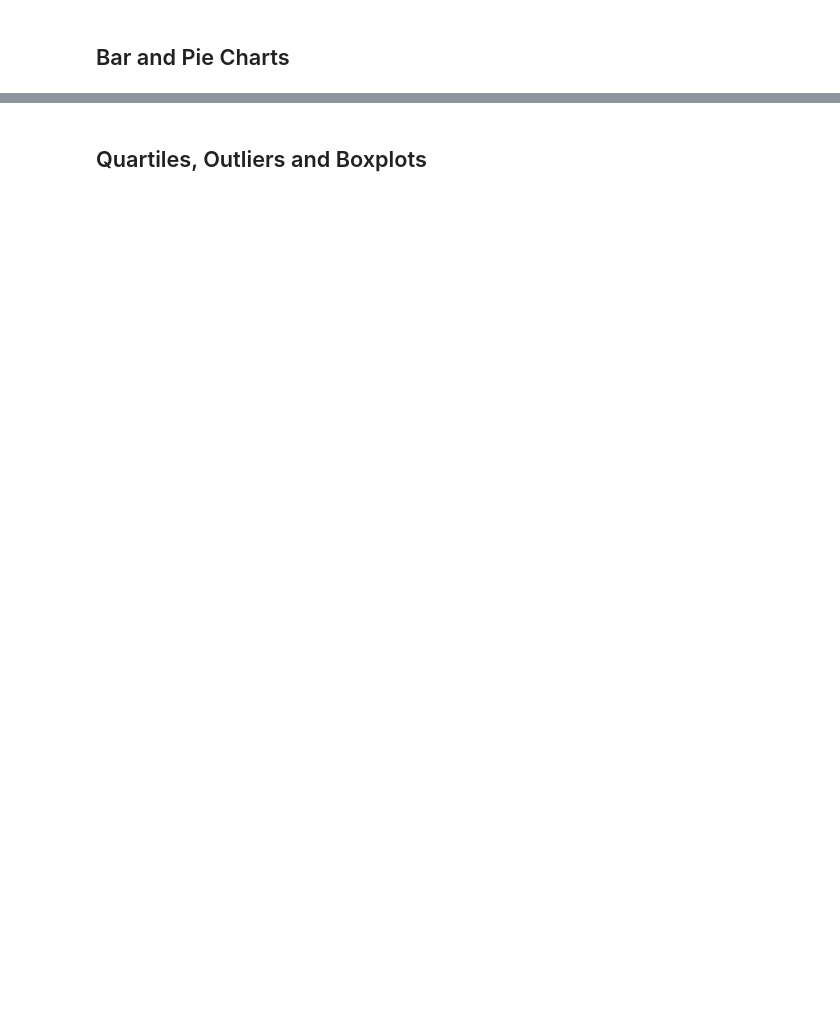
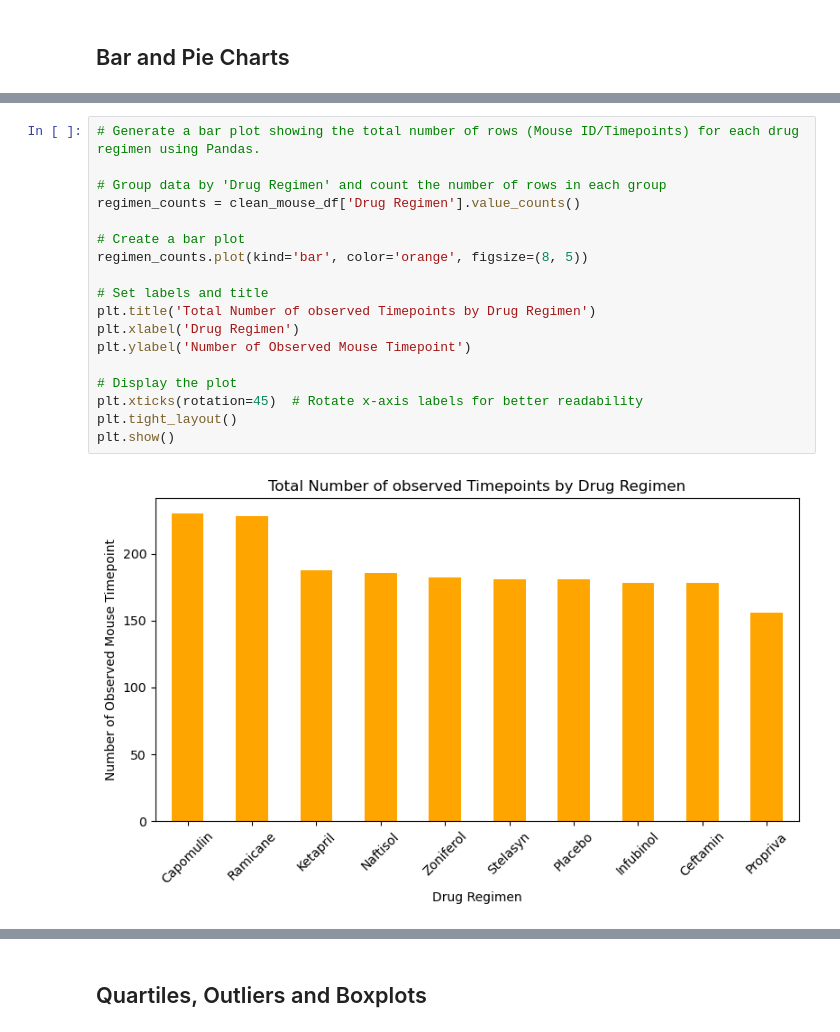
Before and after one commit to callmidrey/data_visualization_challenge, a Jupyter notebook: Starter_Code/Pymaceuticals/pymaceuticals_practice_sheet.ipynb, the cells around one changed output, grey strips where cells are left out. Saved outputs shown, nothing was run; the diff lists cells and outputs as text; blank space fills up the shorter version.

```diff
--- a/Starter_Code/Pymaceuticals/pymaceuticals_practice_sheet.ipynb
+++ b/Starter_Code/Pymaceuticals/pymaceuticals_practice_sheet.ipynb
@@ -131,0 +195,20 @@ array(['g989'], dtype=object)
+# %%
+# Generate a bar plot showing the total number of rows (Mouse ID/Timepoints) for each drug regimen using Pandas.
+
+# Group data by 'Drug Regimen' and count the number of rows in each group
+regimen_counts = clean_mouse_df['Drug Regimen'].value_counts()
+
+# Create a bar plot
+regimen_counts.plot(kind='bar', color='orange', figsize=(8, 5))
+
+# Set labels and title
+plt.title('Total Number of observed Timepoints by Drug Regimen')
+plt.xlabel('Drug Regimen')
+plt.ylabel('Number of Observed Mouse Timepoint')
+
+# Display the plot
+plt.xticks(rotation=45)  # Rotate x-axis labels for better readability
+plt.tight_layout()
+plt.show()
+# %% [output]
+[figure, added]
```
Also changed, not shown: parts of 29 cells of this notebook.
